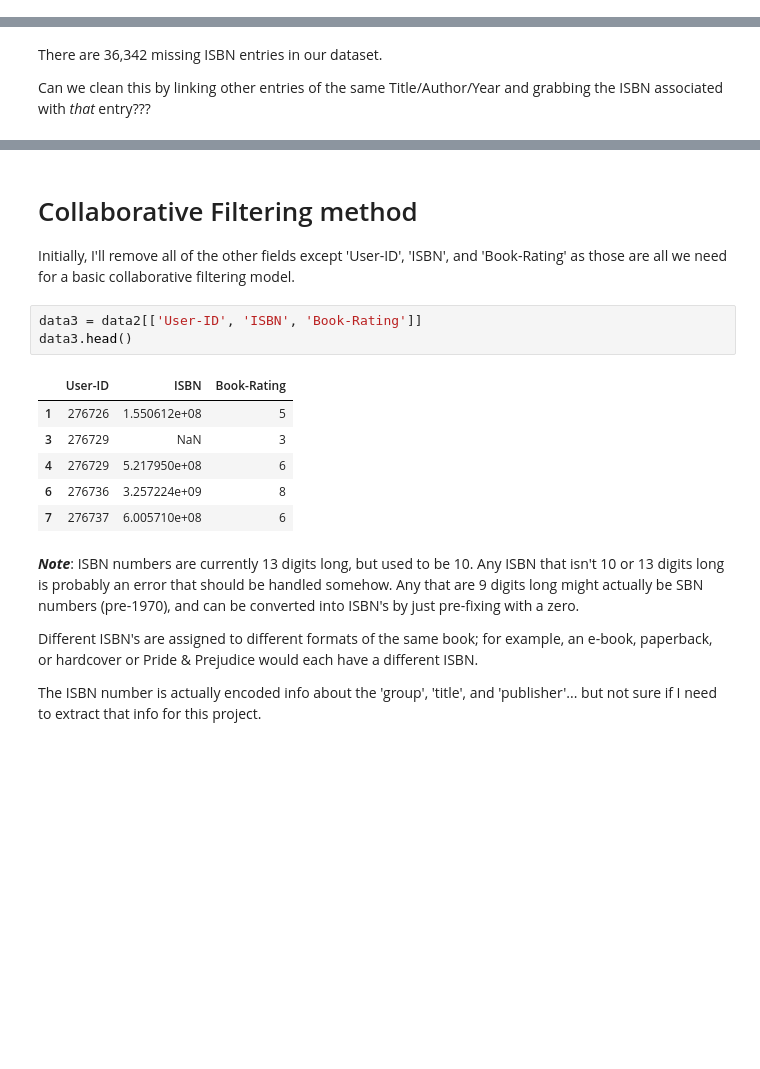
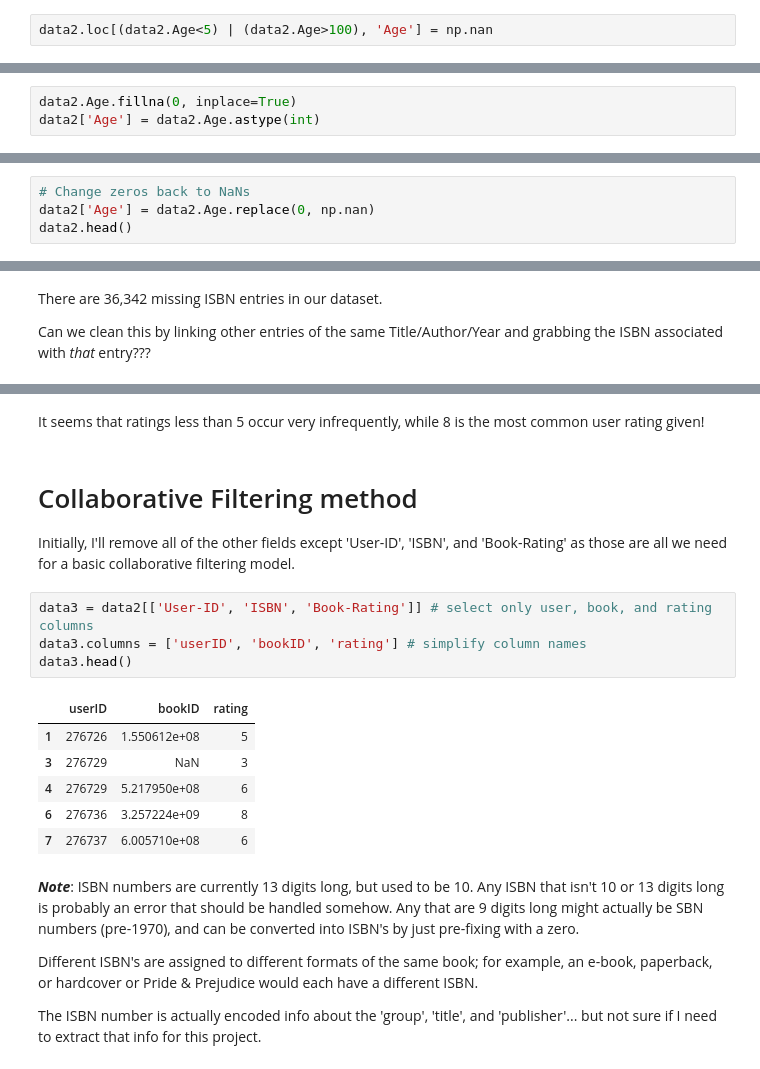
Before and after one commit to tttgm/fellowshipai, a Jupyter notebook: Book-Crossing-Recommender.ipynb, the cells around one changed output, grey strips where cells are left out. Drawn from its saved outputs; the diff is of its cells as text; blank space fills up the shorter version.

```diff
--- a/Book-Crossing-Recommender.ipynb
+++ b/Book-Crossing-Recommender.ipynb
@@ -230,0 +208,2 @@ dtype: object
+# %%
+data2.loc[(data2.Age<5) | (data2.Age>100), 'Age'] = np.nan
@@ -230,0 +218,3 @@ dtype: object
+# %%
+data2.Age.fillna(0, inplace=True)
+data2['Age'] = data2.Age.astype(int)
@@ -230,0 +230,4 @@ dtype: object
+# %%
+# Change zeros back to NaNs
+data2['Age'] = data2.Age.replace(0, np.nan)
+data2.head()
@@ -262,12 +279,15 @@ Can we clean this by linking other entries of the same Title/Author/Year and gra
+# %% [markdown]
+It seems that ratings less than 5 occur very infrequently, while 8 is the most common user rating given!
 # %% [markdown]
 # Collaborative Filtering method
 
 Initially, I'll remove all of the other fields except 'User-ID', 'ISBN', and 'Book-Rating' as those are all we need for a basic collaborative filtering model.
 # %%
-data3 = data2[['User-ID', 'ISBN', 'Book-Rating']]
+data3 = data2[['User-ID', 'ISBN', 'Book-Rating']] # select only user, book, and rating columns
+data3.columns = ['userID', 'bookID', 'rating'] # simplify column names
 data3.head()
 # %% [output]
-|  | User-ID | ISBN | Book-Rating |
+|  | userID | bookID | rating |
 | 1 | 276726 | 1.550612e+08 | 5 |
 | 3 | 276729 | NaN | 3 |
 | 4 | 276729 | 5.217950e+08 | 6 |
```
Also changed, not shown: parts of 40 cells of this notebook.
